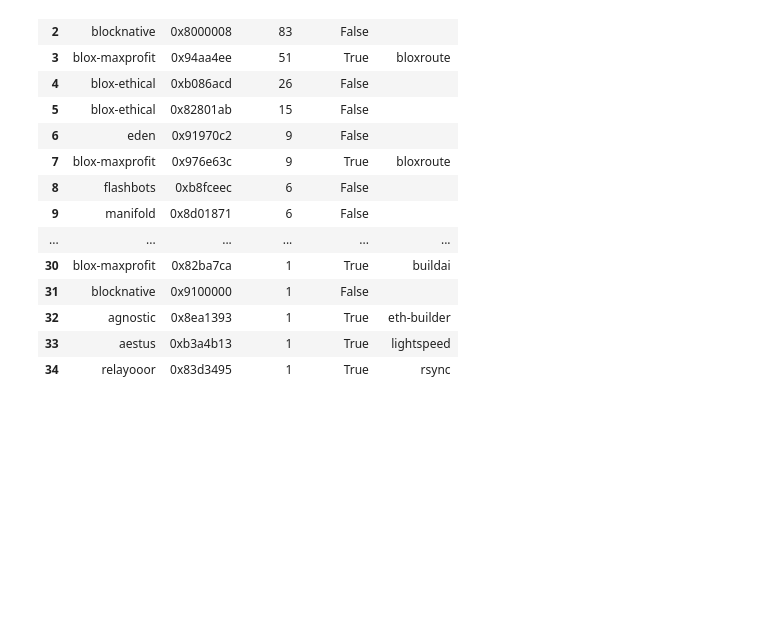
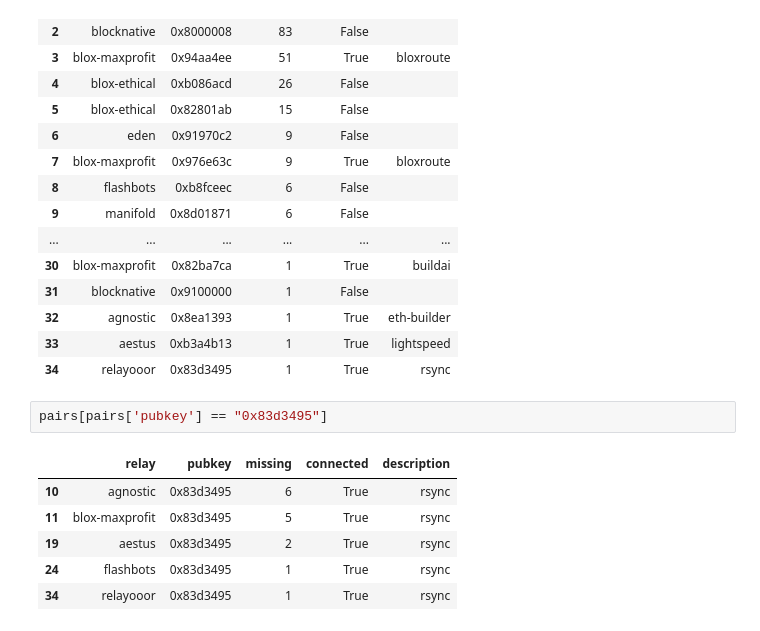
Before and after one commit to michaelneuder/relay-data, a Jupyter notebook: mainnet/missing-blocks.ipynb, the cells around one changed output. Saved outputs shown, nothing was run; the diff lists cells and outputs as text; blank space fills up the shorter version.

```diff
--- a/mainnet/missing-blocks.ipynb
+++ b/mainnet/missing-blocks.ipynb
@@ -207,3 +246,12 @@ pairs
 | 32 | agnostic | 0x8ea1393 | 1 | True | eth-builder |
 | 33 | aestus | 0xb3a4b13 | 1 | True | lightspeed |
 | 34 | relayooor | 0x83d3495 | 1 | True | rsync |
+# %%
+pairs[pairs['pubkey'] == "0x83d3495"]
+# %% [output]
+|  | relay | pubkey | missing | connected | description |
+| 10 | agnostic | 0x83d3495 | 6 | True | rsync |
+| 11 | blox-maxprofit | 0x83d3495 | 5 | True | rsync |
+| 19 | aestus | 0x83d3495 | 2 | True | rsync |
+| 24 | flashbots | 0x83d3495 | 1 | True | rsync |
+| 34 | relayooor | 0x83d3495 | 1 | True | rsync |
```
Also changed, not shown: parts of 3 cells of this notebook.
